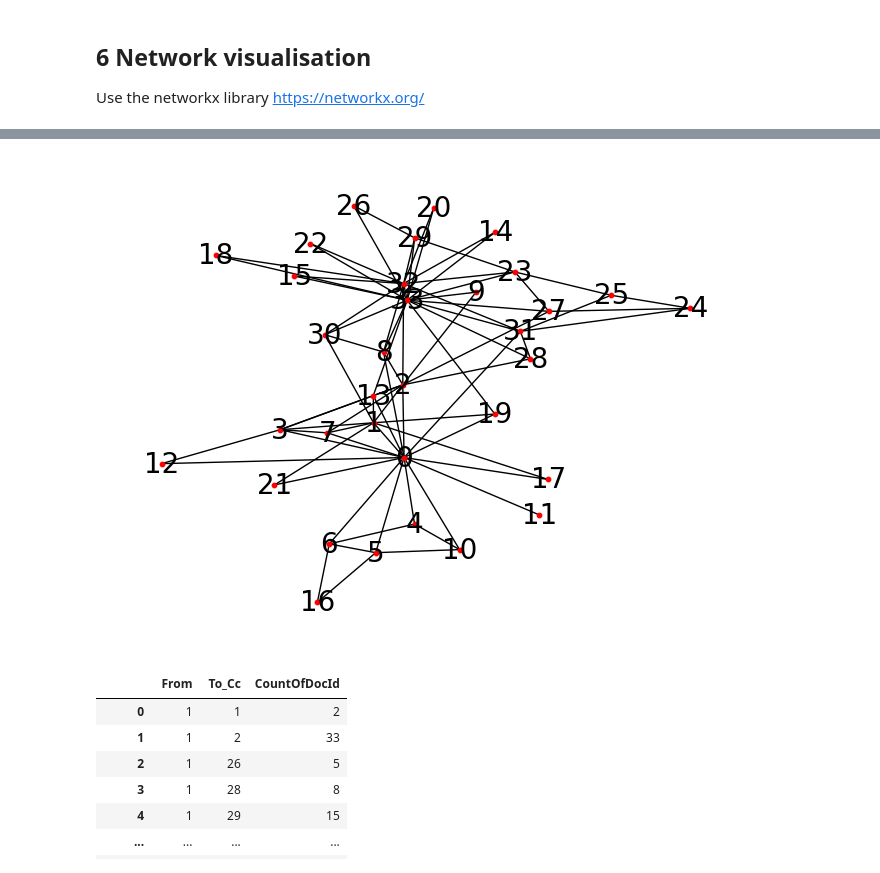
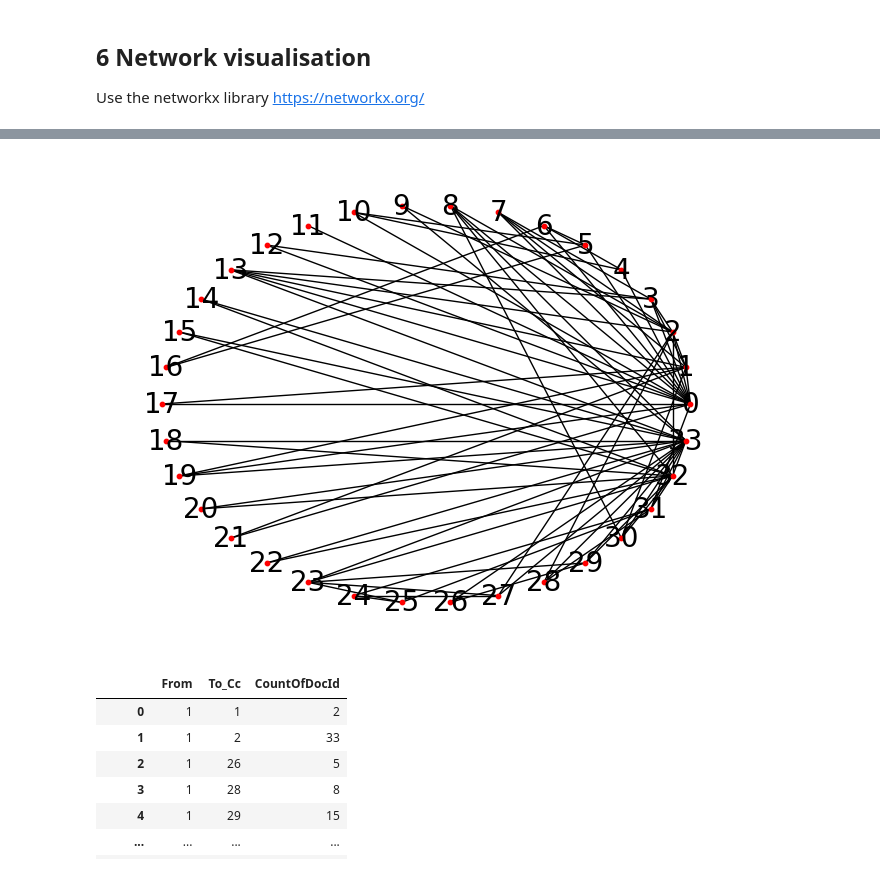
Before and after one commit to HansHenseler/masdav2024, a Jupyter notebook: Part_7_Email_analytics_and_visualisation.ipynb, the cells around one changed output, grey strips where cells are left out. Cells and saved outputs as stored; diff of their text form; code cells hidden in the pictures.

```diff
--- a/Part_7_Email_analytics_and_visualisation.ipynb
+++ b/Part_7_Email_analytics_and_visualisation.ipynb
@@ -229,12 +229,12 @@ nx.draw_networkx(Gk,node_size=10,node_color='red',with_labels=True,font_size=20)
 # %%
 # More networkx visualisations (see https://networkx.org/documentation/stable/reference/drawing.html)
 
-nx.draw(Gk, pos=nx.fruchterman_reingold_layout(Gk), node_size=10,node_color='red',with_labels=True,font_size=20)
+#nx.draw(Gk, pos=nx.fruchterman_reingold_layout(Gk), node_size=10,node_color='red',with_labels=True,font_size=20)
 #nx.draw(Gk, pos=nx.spring_layout(Gk), node_size=10,node_color='red',with_labels=True,font_size=20)
 #nx.draw_spectral(Gk,node_size=10,node_color='red',with_labels=True,font_size=2)
-#nx.draw_circular(Gk,node_size=10,node_color='red',with_labels=True,font_size=20)
+nx.draw_circular(Gk,node_size=10,node_color='red',with_labels=True,font_size=20)
 # %% [output]
-[figure, old version]
+[figure, new version]
 # %%
 # Let's try on our email data
 # See https://networkx.org/documentation/stable/reference/convert.html
```
Also changed, not shown: parts of 9 cells of this notebook.
